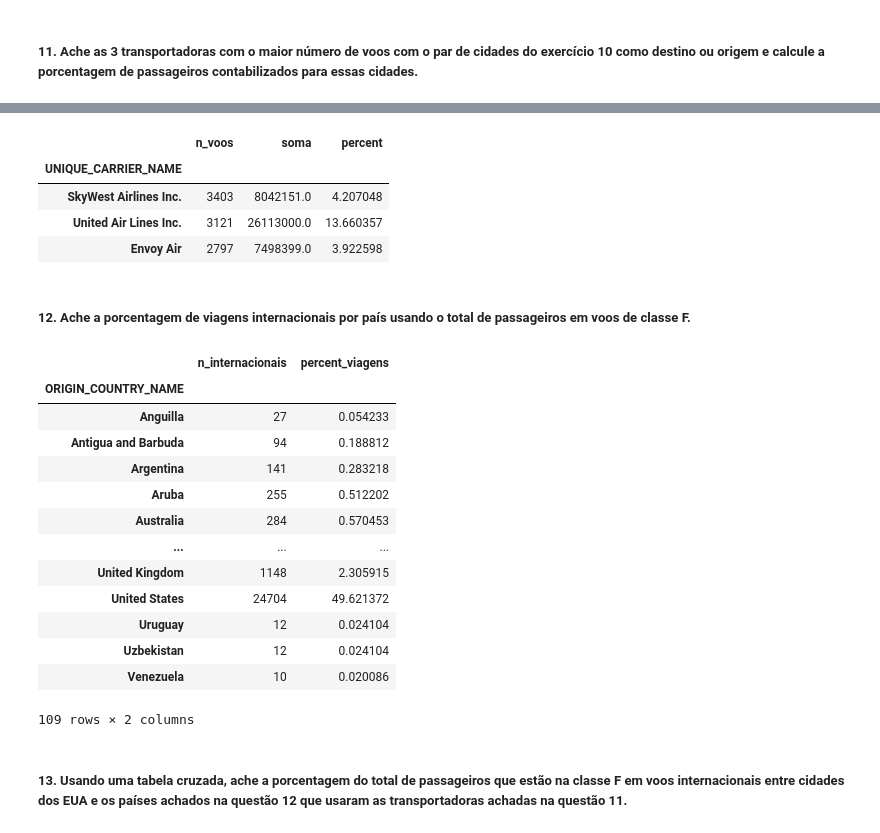
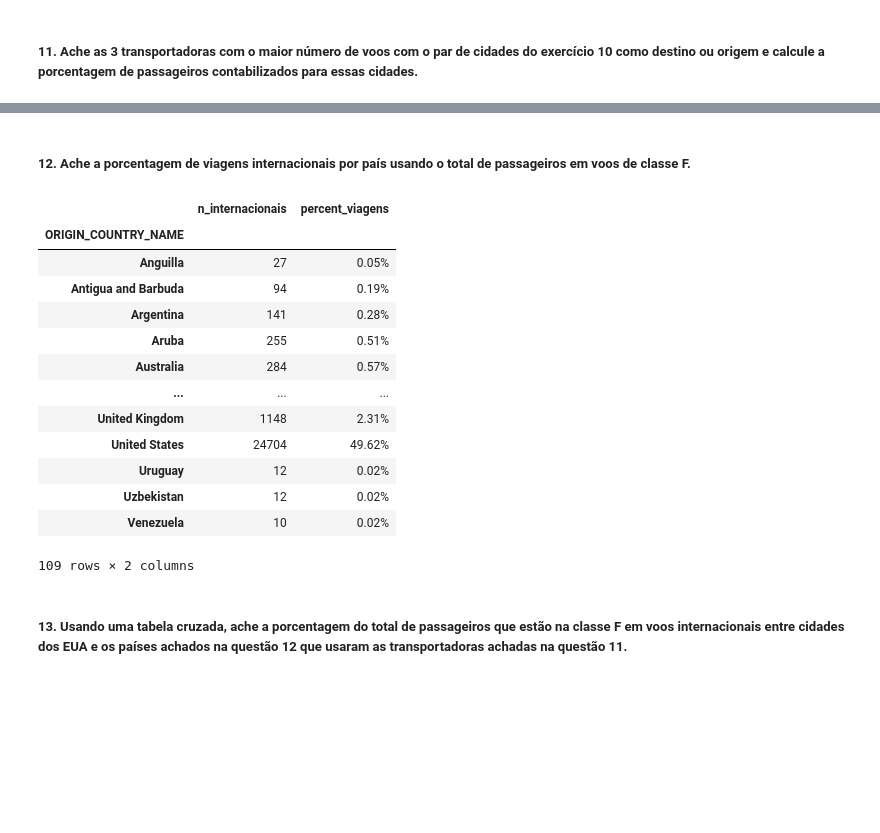
Before and after one commit to G7-DataScience/Exercicios, a Jupyter notebook: Grupo_Hands_on_Pandas.ipynb, the cells around one changed output, grey strips where cells are left out. Cells and saved outputs as stored; diff of their text form; code cells hidden in the pictures; blank space fills up the shorter version.

```diff
--- a/Grupo_Hands_on_Pandas.ipynb
+++ b/Grupo_Hands_on_Pandas.ipynb
@@ -198,35 +230,28 @@ df_q11 = df[['UNIQUE_CARRIER_NAME','ORIGIN_CITY_NAME', 'DEST_CITY_NAME', 'PASSEN
-# %%
-df_q11
-# %% [output]
-|  | n_voos | soma | percent |
-| UNIQUE_CARRIER_NAME |  |  |  |
-| SkyWest Airlines Inc. | 3403 | 8042151.0 | 4.207048 |
-| United Air Lines Inc. | 3121 | 26113000.0 | 13.660357 |
-| Envoy Air | 2797 | 7498399.0 | 3.922598 |
 # %% [markdown]
 ##### 12. Ache a porcentagem de viagens internacionais por país usando o total de passageiros em voos de classe F.
 # %%
 df_q12 = df[['ORIGIN_COUNTRY_NAME', 'DEST_COUNTRY_NAME', 'PASSENGERS', 'CLASS']]\
     .query("CLASS == 'F' and ORIGIN_COUNTRY_NAME != DEST_COUNTRY_NAME")\
     .groupby('ORIGIN_COUNTRY_NAME').agg(n_internacionais = ('CLASS', 'count'))\
-    .assign(percent_viagens=lambda x: 100 * x.n_internacionais / x.n_internacionais.sum())
+    .assign(percent_viagens=lambda x: round(100 * x.n_internacionais / x.n_internacionais.sum(),2))
+
+df_q12.percent_viagens = df_q12.percent_viagens.astype(str) + '%'
+df_q12
+# %% [output]
+|  | n_internacionais | percent_viagens |
+| ORIGIN_COUNTRY_NAME |  |  |
+| Anguilla | 27 | 0.05% |
+| Antigua and Barbuda | 94 | 0.19% |
+| Argentina | 141 | 0.28% |
+| Aruba | 255 | 0.51% |
+| Australia | 284 | 0.57% |
+| ... | ... | ... |
+| United Kingdom | 1148 | 2.31% |
+| United States | 24704 | 49.62% |
+| Uruguay | 12 | 0.02% |
+| Uzbekistan | 12 | 0.02% |
+| Venezuela | 10 | 0.02% |
+109 rows × 2 columns
-# %%
-df_q12
-# %% [output]
-|  | n_internacionais | percent_viagens |
-| ORIGIN_COUNTRY_NAME |  |  |
-| Anguilla | 27 | 0.054233 |
-| Antigua and Barbuda | 94 | 0.188812 |
-| Argentina | 141 | 0.283218 |
-| Aruba | 255 | 0.512202 |
-| Australia | 284 | 0.570453 |
-| ... | ... | ... |
-| United Kingdom | 1148 | 2.305915 |
-| United States | 24704 | 49.621372 |
-| Uruguay | 12 | 0.024104 |
-| Uzbekistan | 12 | 0.024104 |
-| Venezuela | 10 | 0.020086 |
-109 rows × 2 columns
 # %% [markdown]
 ##### 13. Usando uma tabela cruzada, ache a porcentagem do total de passageiros que estão na classe F em voos internacionais entre cidades dos EUA e os países achados na questão 12 que usaram as transportadoras achadas na questão 11.
 # %%
```
Also changed, not shown: parts of 7 cells of this notebook.
